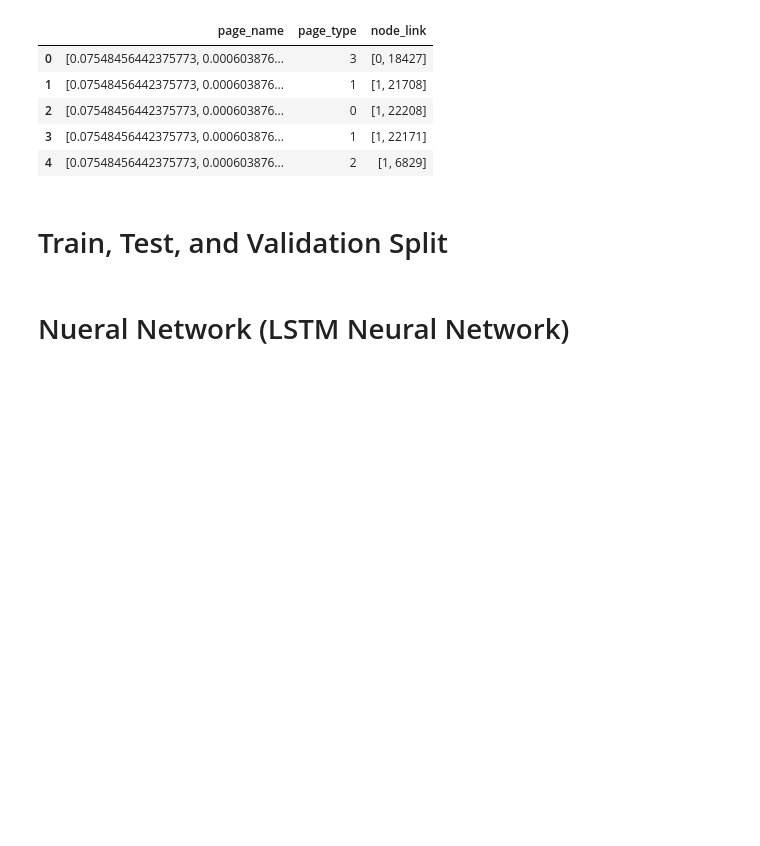
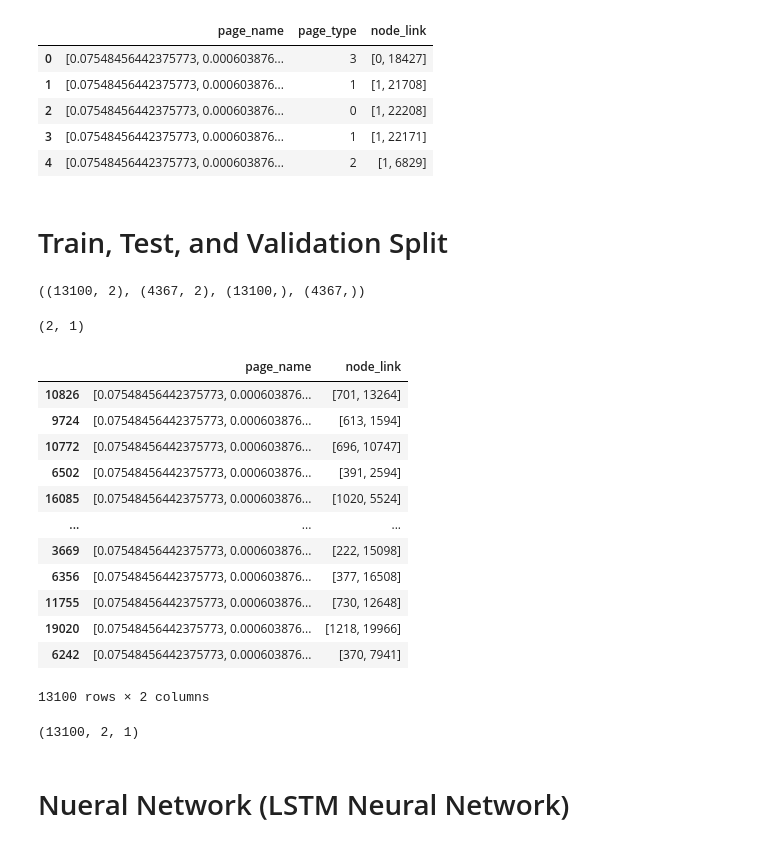
Before and after one commit to jeffersonzaki/Link-Prediction-Facebook-Pages, a Jupyter notebook: link_prediction.ipynb, the cells around one changed output. Drawn from its saved outputs; the diff is of its cells as text; code cells hidden in the pictures; blank space fills up the shorter version.

```diff
--- a/link_prediction.ipynb
+++ b/link_prediction.ipynb
@@ -326,3 +326,27 @@ X_train, X_test, y_train, y_test = train_test_split(X, y, test_size=0.2, random_
 
 # Validation split
 X_train, X_val, y_train, y_val = train_test_split(X_train, y_train, test_size=0.25, random_state=1)  # 0.25 * 0.8 = 0.2
+# %%
+X_train.shape, X_test.shape, y_train.shape, y_test.shape  # Our Train and Test are a 2D Array
+# %% [output]
+((13100, 2), (4367, 2), (13100,), (4367,))
+# %%
+X_train.ndim, y_train.ndim
+# %% [output]
+(2, 1)
+# %%
+X_train
+# %% [output]
+|  | page_name | node_link |
+| 10826 | [0.07548456442375773, 0.000603876... | [701, 13264] |
+| 9724 | [0.07548456442375773, 0.000603876... | [613, 1594] |
+| 10772 | [0.07548456442375773, 0.000603876... | [696, 10747] |
+| 6502 | [0.07548456442375773, 0.000603876... | [391, 2594] |
+| 16085 | [0.07548456442375773, 0.000603876... | [1020, 5524] |
+| ... | ... | ... |
+| 3669 | [0.07548456442375773, 0.000603876... | [222, 15098] |
+| 6356 | [0.07548456442375773, 0.000603876... | [377, 16508] |
+| 11755 | [0.07548456442375773, 0.000603876... | [730, 12648] |
+| 19020 | [0.07548456442375773, 0.000603876... | [1218, 19966] |
+| 6242 | [0.07548456442375773, 0.000603876... | [370, 7941] |
+13100 rows × 2 columns
@@ -329,3 +355,7 @@ X_train, X_val, y_train, y_val = train_test_split(X_train, y_train, test_size=0.
+# %%
+X_train_reshape.shape
+# %% [output]
+(13100, 2, 1)
 # %% [markdown]
 # Nueral Network (LSTM Neural Network)
 # %% [markdown]
```
Also changed, not shown: parts of 5 cells of this notebook.
